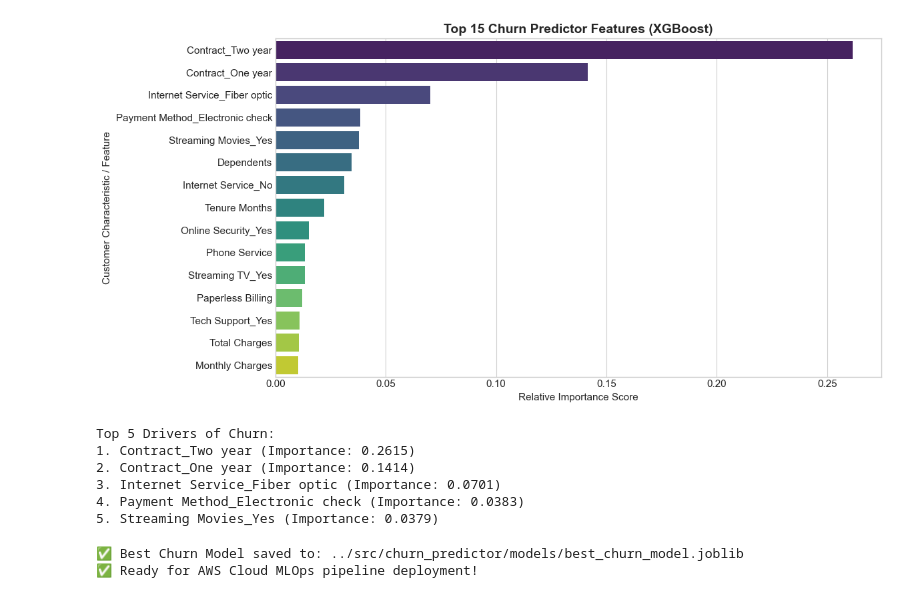
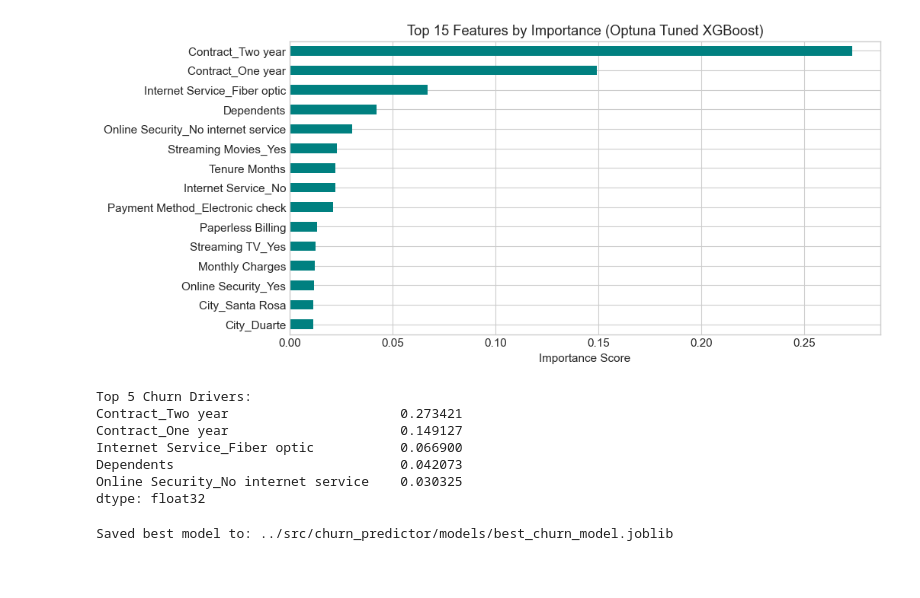
Before and after one commit to Dilharajay/churn_predictor, a Jupyter notebook: notebooks/Model_Comparison.ipynb, the cells around one changed output. Drawn from its saved outputs; the diff is of its cells as text; code cells hidden in the pictures; blank space fills up the shorter version.

```diff
--- a/notebooks/Model_Comparison.ipynb
+++ b/notebooks/Model_Comparison.ipynb
@@ -195,0 +153,23 @@ plt.show()
+# %%
+def objective(trial):
+    params = {
+        'n_estimators': trial.suggest_int('n_estimators', 50, 150),
+        'max_depth': trial.suggest_int('max_depth', 3, 6),
+        'learning_rate': trial.suggest_float('learning_rate', 0.02, 0.2, log=True),
+        'subsample': trial.suggest_float('subsample', 0.7, 1.0),
+        'colsample_bytree': trial.suggest_float('colsample_bytree', 0.7, 1.0),
+        'scale_pos_weight': scale_pos,
+        'eval_metric': 'logloss',
+        'random_state': 42,
+        'n_jobs': -1
+    }
+    clf = XGBClassifier(**params)
+    clf.fit(X_train, y_train)
+    prob = clf.predict_proba(X_test)[:, 1]
+    return roc_auc_score(y_test, prob)
+
+study = optuna.create_study(direction='maximize')
+study.optimize(objective, n_trials=15)
+
+print("Best Optuna ROC-AUC:", round(study.best_value, 4))
+print("Best Hyperparameters:", study.best_params)
@@ -231,34 +205,28 @@ ROC-AUC:   0.8520
 # %%
-importances = best_xgb.feature_importances_
+importances = tuned_xgb.feature_importances_
 feat_imp = pd.Series(importances, index=X.columns).sort_values(ascending=False)
 
-plt.figure(figsize=(12, 6))
-top_15 = feat_imp.head(15)
-sns.barplot(x=top_15.values, y=top_15.index, palette='viridis')
-plt.title('Top 15 Churn Predictor Features (XGBoost)', fontsize=14, fontweight='bold')
-plt.xlabel('Relative Importance Score')
-plt.ylabel('Customer Characteristic / Feature')
-plt.tight_layout()
+plt.figure(figsize=(10, 5))
+feat_imp.head(15).plot(kind='barh', color='teal').invert_yaxis()
+plt.title('Top 15 Features by Importance (Optuna Tuned XGBoost)')
+plt.xlabel('Importance Score')
 plt.show()
 
-print("Top 5 Drivers of Churn:")
-for rank, (feat, val) in enumerate(top_15.head(5).items(), 1):
-    print(f"{rank}. {feat} (Importance: {val:.4f})")
+print("Top 5 Churn Drivers:")
+print(feat_imp.head(5))
 # %% [output]
-[figure, old version]
+[figure, new version]
-Top 5 Drivers of Churn:
-1. Contract_Two year (Importance: 0.2615)
-2. Contract_One year (Importance: 0.1414)
-3. Internet Service_Fiber optic (Importance: 0.0701)
-4. Payment Method_Electronic check (Importance: 0.0383)
-5. Streaming Movies_Yes (Importance: 0.0379)
+Top 5 Churn Drivers:
+Contract_Two year                      0.273421
+Contract_One year                      0.149127
+Internet Service_Fiber optic           0.066900
+Dependents                             0.042073
+Online Security_No internet service    0.030325
+dtype: float32
 # %%
 os.makedirs('../src/churn_predictor/models', exist_ok=True)
 model_path = '../src/churn_predictor/models/best_churn_model.joblib'
-
-joblib.dump(best_xgb, model_path)
-print(f"✅ Best Churn Model saved to: {model_path}")
-print("✅ Ready for AWS Cloud MLOps pipeline deployment!")
+joblib.dump(tuned_xgb, model_path)
+print(f"Saved best model to: {model_path}")
 # %% [output]
-✅ Best Churn Model saved to: ../src/churn_predictor/models/best_churn_model.joblib
-✅ Ready for AWS Cloud MLOps pipeline deployment!
+Saved best model to: ../src/churn_predictor/models/best_churn_model.joblib
```
Also changed, not shown: parts of 10 cells of this notebook, 1 other file.
